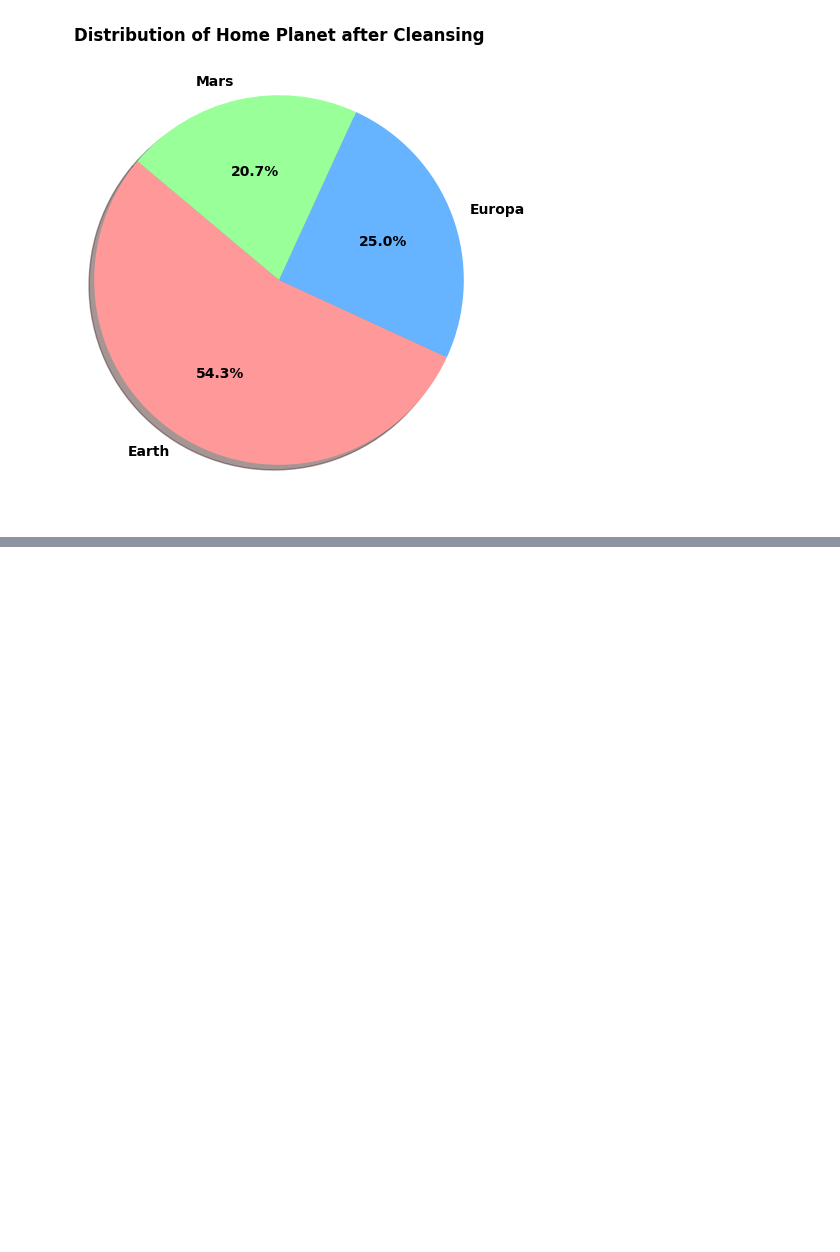
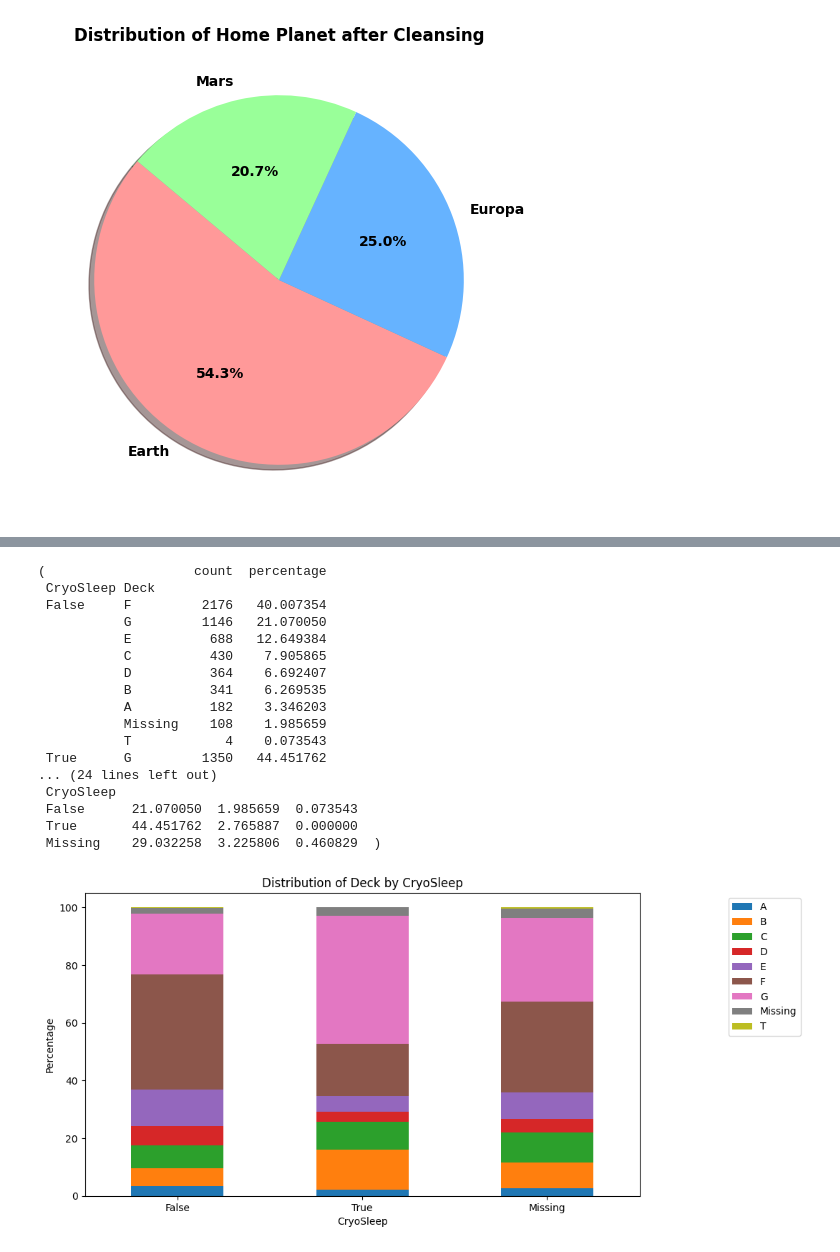
Before and after one commit to ezishr/spaceship-titanic, a Jupyter notebook: eda.ipynb, the cells around one changed output, grey strips where cells are left out. Saved outputs shown, nothing was run; the diff lists cells and outputs as text; code cells hidden in the pictures; blank space fills up the shorter version.

```diff
--- a/eda.ipynb
+++ b/eda.ipynb
@@ -426,0 +495,21 @@ Text(0.5, 1.0, 'Distribution of Home Planet after Cleansing')
+# %%
+category_col_rela(df_cryosleep,'CryoSleep','Deck')
+# %% [output]
+(                   count  percentage
+ CryoSleep Deck
+ False     F         2176   40.007354
+           G         1146   21.070050
+           E          688   12.649384
+           C          430    7.905865
+           D          364    6.692407
+           B          341    6.269535
+           A          182    3.346203
+           Missing    108    1.985659
+           T            4    0.073543
+ True      G         1350   44.451762
+... (24 lines left out)
+ CryoSleep
+ False      21.070050  1.985659  0.073543
+ True       44.451762  2.765887  0.000000
+ Missing    29.032258  3.225806  0.460829  )
+[figure, added]
```
Also changed, not shown: parts of 18 cells of this notebook.
